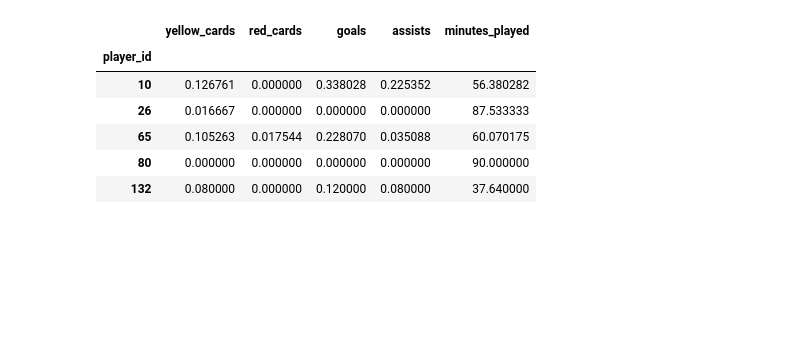
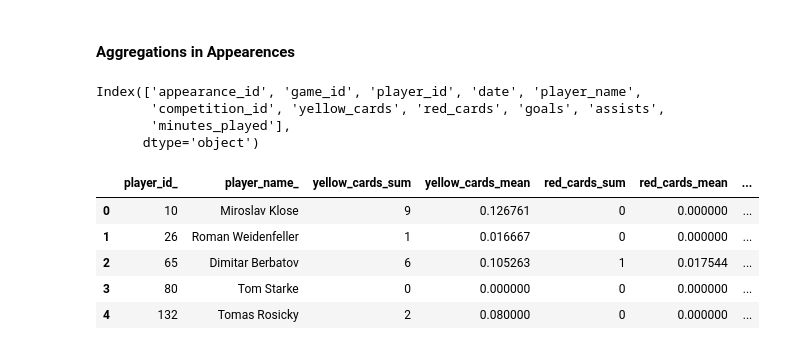
Before and after one commit to McGill-MMA-EnterpriseAnalytics/Football_Transfermarkt, a Jupyter notebook: Business_Analysis/EDA.ipynb, the cells around one changed output. Cells and saved outputs as stored; diff of their text form; code cells hidden in the pictures; blank space fills up the shorter version.

```diff
--- a/Business_Analysis/EDA.ipynb
+++ b/Business_Analysis/EDA.ipynb
@@ -9,9 +11,9 @@ os.getcwd()
 # %%
-df_app = pd.read_csv("../Data/appearances.csv")
-df_club = pd.read_csv("../Data/clubs.csv")
-df_club_game = pd.read_csv("../Data/club_games.csv")
-df_comp = pd.read_csv("../Data/competitions.csv")
-df_game = pd.read_csv("../Data/games.csv")
-df_game_event = pd.read_csv("../Data/game_events.csv")
-df_player = pd.read_csv("../Data/players.csv")
-df_player_val = pd.read_csv("../Data/player_valuations.csv")
+df_app = pd.read_csv("./Data/appearances.csv")
+df_club = pd.read_csv("./Data/clubs.csv")
+df_club_game = pd.read_csv("./Data/club_games.csv")
+df_comp = pd.read_csv("./Data/competitions.csv")
+df_game = pd.read_csv("./Data/games.csv")
+df_game_event = pd.read_csv("./Data/game_events.csv")
+df_player = pd.read_csv("./Data/players.csv")
+df_player_val = pd.read_csv("./Data/player_valuations.csv")
@@ -26,0 +83,2 @@ df_app.head()
+# %%
+df_app = df_app.drop(columns=["player_club_id", "player_current_club_id"])
@@ -27,12 +90,30 @@ df_app.head()
+# %% [markdown]
+#### Aggregations in Appearences
+# %%
+df_app.columns
+# %% [output]
+Index(['appearance_id', 'game_id', 'player_id', 'date', 'player_name',
+       'competition_id', 'yellow_cards', 'red_cards', 'goals', 'assists',
+       'minutes_played'],
+      dtype='object')
 # %%
-df_app = df_app[["player_id","yellow_cards", "red_cards", "goals", "assists", "minutes_played"]].groupby(["player_id"]).mean()
+df_player_apps = df_app.groupby(by=["player_id", "player_name"]).agg(
+    {'yellow_cards':['sum', 'mean'],
+     'red_cards': ['sum','mean'],
+     'goals':['sum', 'mean'],
+     'assists': ['sum','mean'],
+     'minutes_played': 'mean',
+     'player_id': 'count'
+     }
+).reset_index()
+# %%
+df_player_apps.columns = [f"{df_player_apps.columns.values[i][0]}_{df_player_apps.columns.values[i][1]}" for i in range(len(df_player_apps.columns))]
 # %%
-df_app.head()
+df_player_apps.head()
 # %% [output]
-|  | yellow_cards | red_cards | goals | assists | minutes_played |
-| player_id |  |  |  |  |  |
-| 10 | 0.126761 | 0.000000 | 0.338028 | 0.225352 | 56.380282 |
-| 26 | 0.016667 | 0.000000 | 0.000000 | 0.000000 | 87.533333 |
-| 65 | 0.105263 | 0.017544 | 0.228070 | 0.035088 | 60.070175 |
-| 80 | 0.000000 | 0.000000 | 0.000000 | 0.000000 | 90.000000 |
-| 132 | 0.080000 | 0.000000 | 0.120000 | 0.080000 | 37.640000 |
+|  | player_id_ | player_name_ | yellow_cards_sum | yellow_cards_mean | red_cards_sum | red_cards_mean | ... |
+| 0 | 10 | Miroslav Klose | 9 | 0.126761 | 0 | 0.000000 | ... |
+| 1 | 26 | Roman Weidenfeller | 1 | 0.016667 | 0 | 0.000000 | ... |
+| 2 | 65 | Dimitar Berbatov | 6 | 0.105263 | 1 | 0.017544 | ... |
+| 3 | 80 | Tom Starke | 0 | 0.000000 | 0 | 0.000000 | ... |
+| 4 | 132 | Tomas Rosicky | 2 | 0.080000 | 0 | 0.000000 | ... |
```
Also changed, not shown: parts of 59 cells of this notebook.
